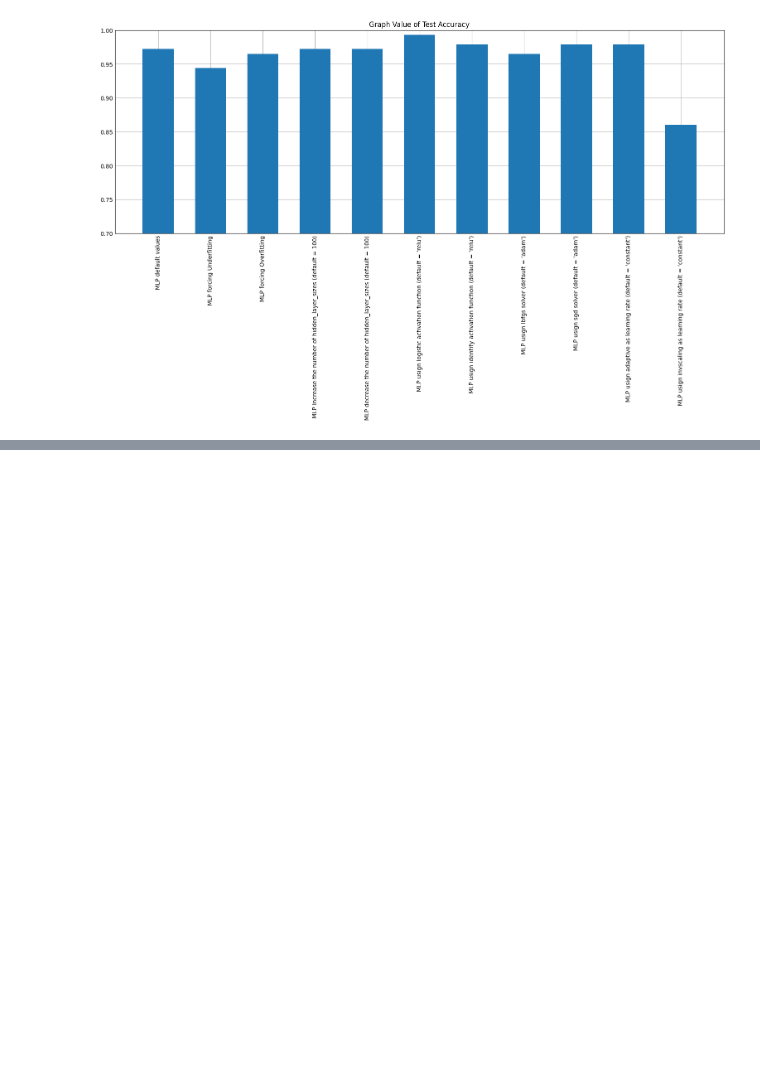
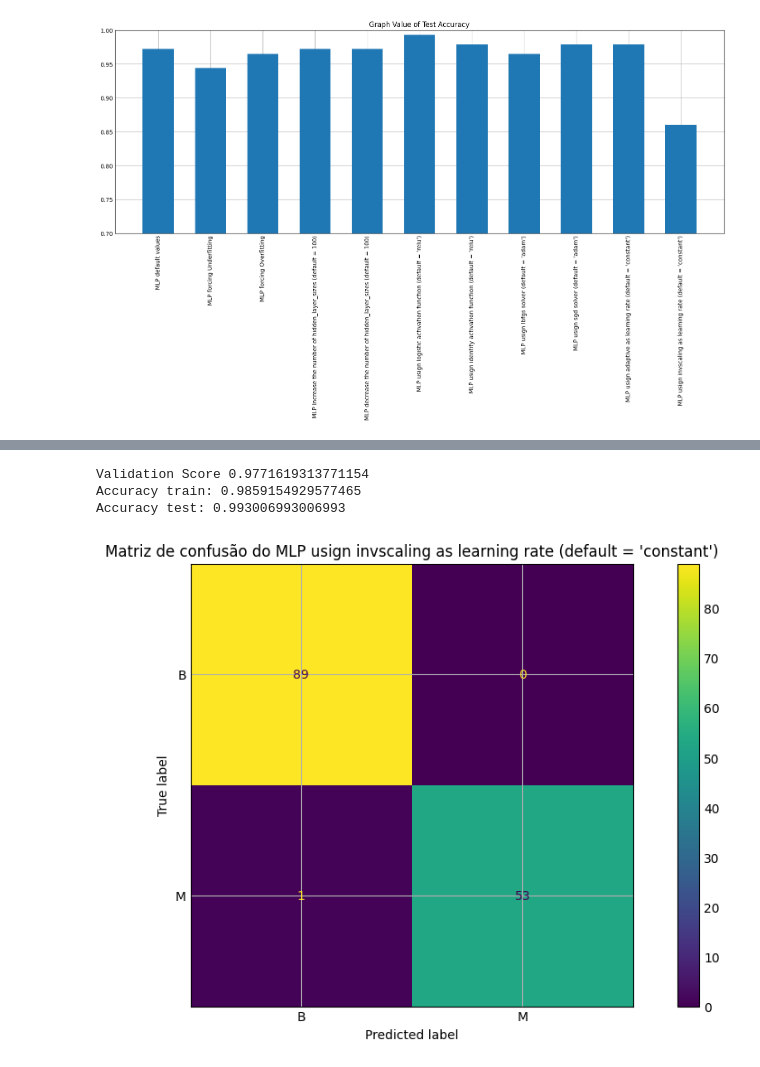
Before and after one commit to GuilhermeMaciel75/ML_aprendizado_supervisionado, a Jupyter notebook: Multi_layer_Perceptron_classifier.ipynb, the cells around one changed output, grey strips where cells are left out. Drawn from its saved outputs; the diff is of its cells as text; code cells hidden in the pictures; blank space fills up the shorter version.

Commit message:
feat: adiciona o melhor modelo apos o crossvalidation

```diff
--- a/Multi_layer_Perceptron_classifier.ipynb
+++ b/Multi_layer_Perceptron_classifier.ipynb
@@ -129,0 +151,29 @@ for info in listPlot:
+# %%
+  model =  MLPClassifier(random_state=1, activation='logistic')
+
+  scores = cross_val_score(model, dataValues,dataLabels, cv=5)
+  mean_score = np.mean(scores)
+  listValidation.append(mean_score)
+  print("Validation Score", mean_score)
+
+  #Trainning the Model
+  model = model.fit(x_train, y_train)
+  modelPredict = model.predict(x_train)
+  accuracy = accuracy_score(y_train, modelPredict)
+  listAccuracyTrain.append(accuracy)
+  print(f"Accuracy train: {accuracy}")
+
+  #Verify the accuracy with the data of test
+  modelPredict = model.predict(x_test)
+  accuracy = accuracy_score(y_test, modelPredict)
+  listAccuracyTest.append(accuracy)
+  print(f"Accuracy test: {accuracy}")
+
+  fig, ax = plt.subplots(figsize=(10, 5))
+  ConfusionMatrixDisplay.from_predictions(y_test, modelPredict, ax=ax)
+  _ = ax.set_title(f"Matriz de confusão do {name}")
+# %% [output]
+Validation Score 0.9771619313771154
+Accuracy train: 0.9859154929577465
+Accuracy test: 0.993006993006993
+[figure, added]
```
Also changed, not shown: parts of 11 cells of this notebook.
